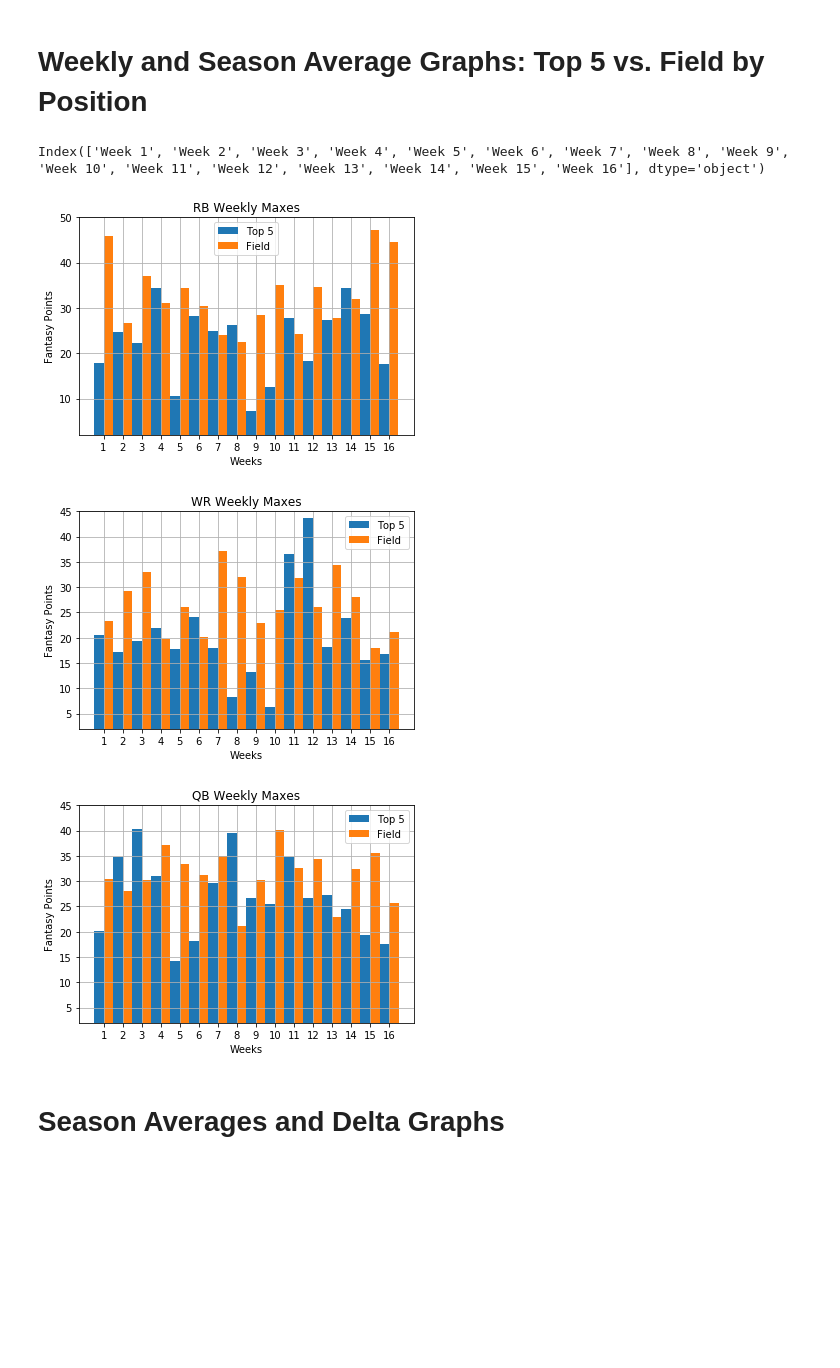
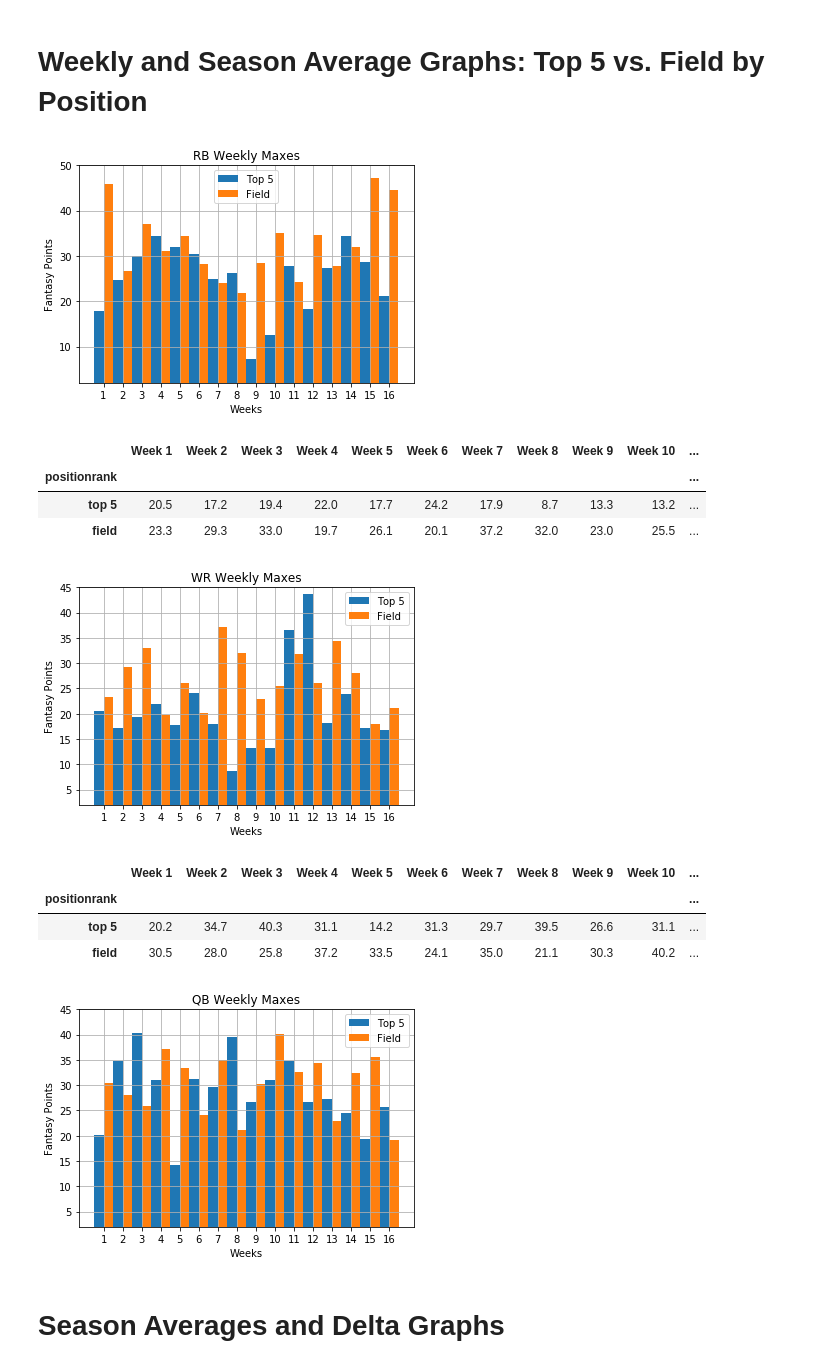
Before and after one commit to MTMUTH/Group_Project_01, a Jupyter notebook: FFL_DataAnalysis_Final.ipynb, the cells around one changed output. Saved outputs shown, nothing was run; the diff lists cells and outputs as text; code cells hidden in the pictures; blank space fills up the shorter version.

```diff
--- a/FFL_DataAnalysis_Final.ipynb
+++ b/FFL_DataAnalysis_Final.ipynb
@@ -377,15 +374,8 @@ import matplotlib.axes as ax
-# %%
-# Create a list of the weeks that we will use as our x axis
-RB_Weekly_Summary2 = RB_Weekly_Summary.drop(['Season Avg'], axis=1)
-weeks_RB = RB_Weekly_Summary2.keys()
-weeks_RB
-# %% [output]
-Index(['Week 1', 'Week 2', 'Week 3', 'Week 4', 'Week 5', 'Week 6', 'Week 7', 'Week 8', 'Week 9', 'Week 10', 'Week 11', 'Week 12', 'Week 13', 'Week 14', 'Week 15', 'Week 16'], dtype='object')
 # %%
 #RB Weekly Maxes
 N = 16
-Top5_RB = (17.9, 24.8, 22.3	,34.5, 10.5, 28.3, 25.0, 26.3, 7.2, 12.6, 27.7, 18.4, 27.3, 34.4, 28.6, 17.7)
-Field_RB = (45.8, 26.6, 37.1, 31.0, 34.3, 30.4, 24.1, 22.4, 28.4, 35.0, 24.3, 34.7, 27.7, 31.9, 47.3, 44.6)
+Top5_RB = (17.9, 24.8, 30.0, 34.5, 31.9, 30.4, 25.0, 26.3, 7.2, 12.6, 27.7, 18.4, 27.3, 34.4, 28.6, 21.2)
+Field_RB = (45.8, 26.6, 37.1, 31.0, 34.3, 28.2, 24.1, 21.8, 28.4, 35.0, 24.3, 34.7, 27.7, 31.9, 47.3, 44.6)
 
 ind = np.arange(N)
 width = 0.50
@@ -406,12 +396,19 @@ plt.savefig('RB_Weekly_Maxes.png')
 plt.grid()
 plt.show()
 # %% [output]
-[figure, old version]
+[figure, new version]
+# %%
+WR_Weekly_Summary
+# %% [output]
+|  | Week 1 | Week 2 | Week 3 | Week 4 | Week 5 | Week 6 | Week 7 | Week 8 | Week 9 | Week 10 | ... |
+| positionrank |  |  |  |  |  |  |  |  |  |  | ... |
+| top 5 | 20.5 | 17.2 | 19.4 | 22.0 | 17.7 | 24.2 | 17.9 | 8.7 | 13.3 | 13.2 | ... |
+| field | 23.3 | 29.3 | 33.0 | 19.7 | 26.1 | 20.1 | 37.2 | 32.0 | 23.0 | 25.5 | ... |
 # %%
 #WR Weekly Maxes
 
 N = 16
-Top5_WR = (20.5, 17.2, 19.4, 22.0, 17.7, 24.2, 17.9, 8.3, 13.3, 6.4, 36.5, 43.7, 18.1, 24.0, 15.7, 16.8)
+Top5_WR = (20.5, 17.2, 19.4, 22.0, 17.7, 24.2, 17.9, 8.7, 13.3, 13.2, 36.5, 43.7, 18.1, 24.0, 17.2, 16.8)
 Field_WR = (23.3, 29.3, 33.0, 19.7, 26.1, 20.1, 37.2, 32.0, 23.0, 25.5, 31.8, 26.1, 34.4, 28.1, 17.9, 21.1)
 
 ind = np.arange(N)
@@ -433,34 +430,41 @@ plt.savefig('WR_Weekly_Maxes.png')
 plt.grid()
 plt.show()
 # %% [output]
-[figure, old version]
+[figure, new version]
+# %%
+QB_Weekly_Summary
+# %% [output]
+|  | Week 1 | Week 2 | Week 3 | Week 4 | Week 5 | Week 6 | Week 7 | Week 8 | Week 9 | Week 10 | ... |
+| positionrank |  |  |  |  |  |  |  |  |  |  | ... |
+| top 5 | 20.2 | 34.7 | 40.3 | 31.1 | 14.2 | 31.3 | 29.7 | 39.5 | 26.6 | 31.1 | ... |
+| field | 30.5 | 28.0 | 25.8 | 37.2 | 33.5 | 24.1 | 35.0 | 21.1 | 30.3 | 40.2 | ... |
 # %%
 #QB Weekly Maxes
 N = 16
-Top5_QB = (20.2, 34.7, 40.3, 31.1, 14.2, 18.2, 29.7, 39.5, 26.6, 25.5, 34.8, 26.6, 27.3, 24.6, 19.3, 17.5)
-Field_QB = (30.5, 28.0, 30.2, 37.2, 33.5, 31.3, 35.0, 21.1, 30.3, 40.2, 32.6, 34.4, 23.0, 32.4, 35.5, 25.7)
+Top5_QB = (20.2, 34.7, 40.3, 31.1, 14.2, 31.3, 29.7, 39.5, 26.6, 31.1, 34.8, 26.6, 27.3, 24.6, 19.3, 25.7)
+Field_QB = (30.5, 28.0, 25.8, 37.2, 33.5, 24.1, 35.0, 21.1, 30.3, 40.2, 32.6, 34.4, 23.0, 32.4, 35.5, 19.1)
 
 ind = np.arange(N)
 width = 0.50
 plt.bar(ind, Top5_QB, width, label='Top 5')
 plt.bar(ind + width, Field_QB, width,
     label='Field')
 
 plt.xlabel('Weeks')
 plt.ylabel('Fantasy Points')
 plt.title('QB Weekly Maxes')
 
 
 plt.ylim(2,45)
 
 plt.xticks(ind + width /2, ('1', '2', '3', '4', '5', '6', '7', '8', '9', '10', '11', '12', '13', '14', '15', '16'))
 plt.legend(loc='best')
 
 plt.savefig('QB_Weekly_Maxes.png')
 plt.grid()
 plt.show()
 # %% [output]
-[figure, old version]
+[figure, new version]
 # %% [markdown]
 # Season Averages and Delta Graphs
 # %%
```
Also changed, not shown: parts of 9 cells of this notebook.
